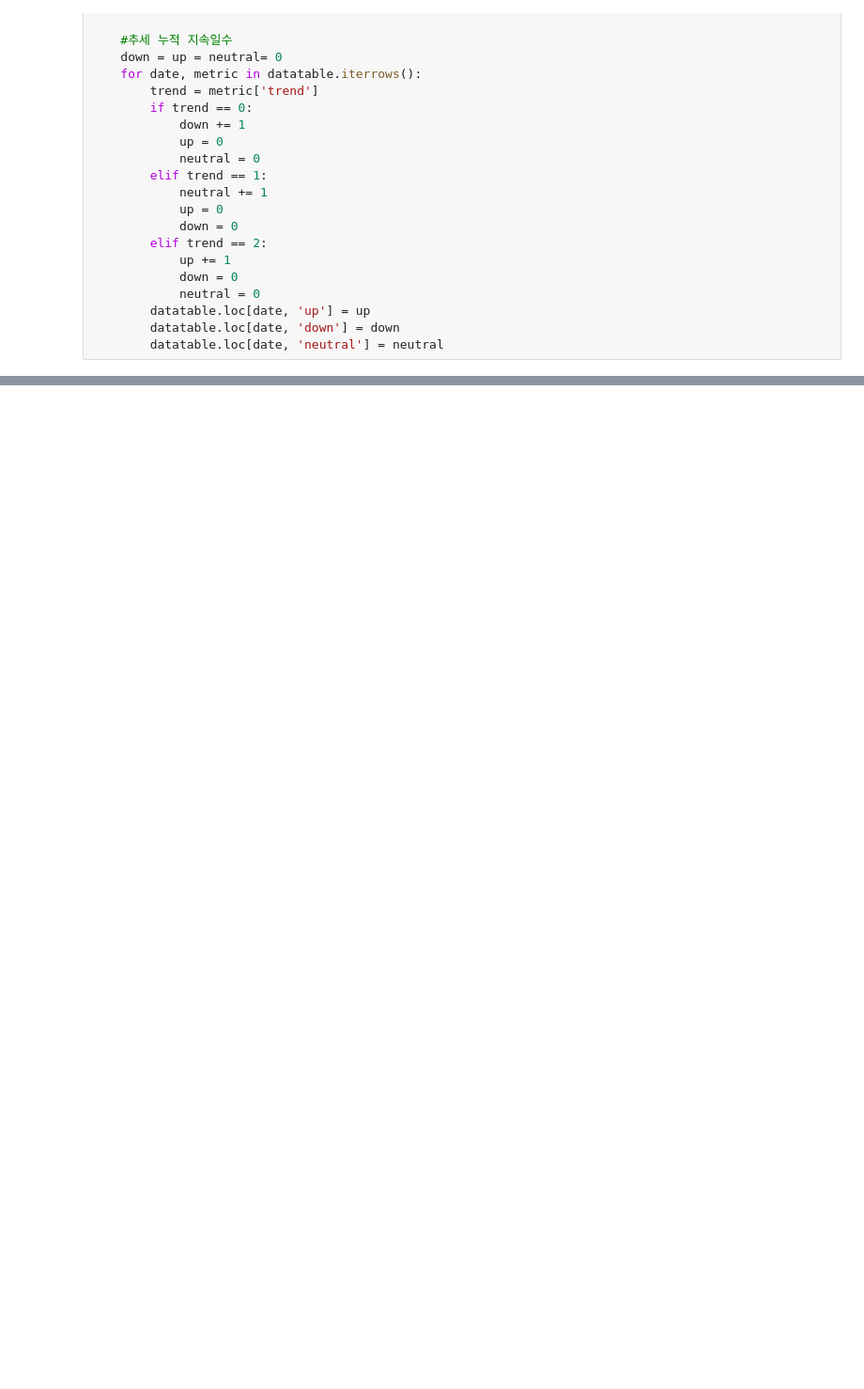
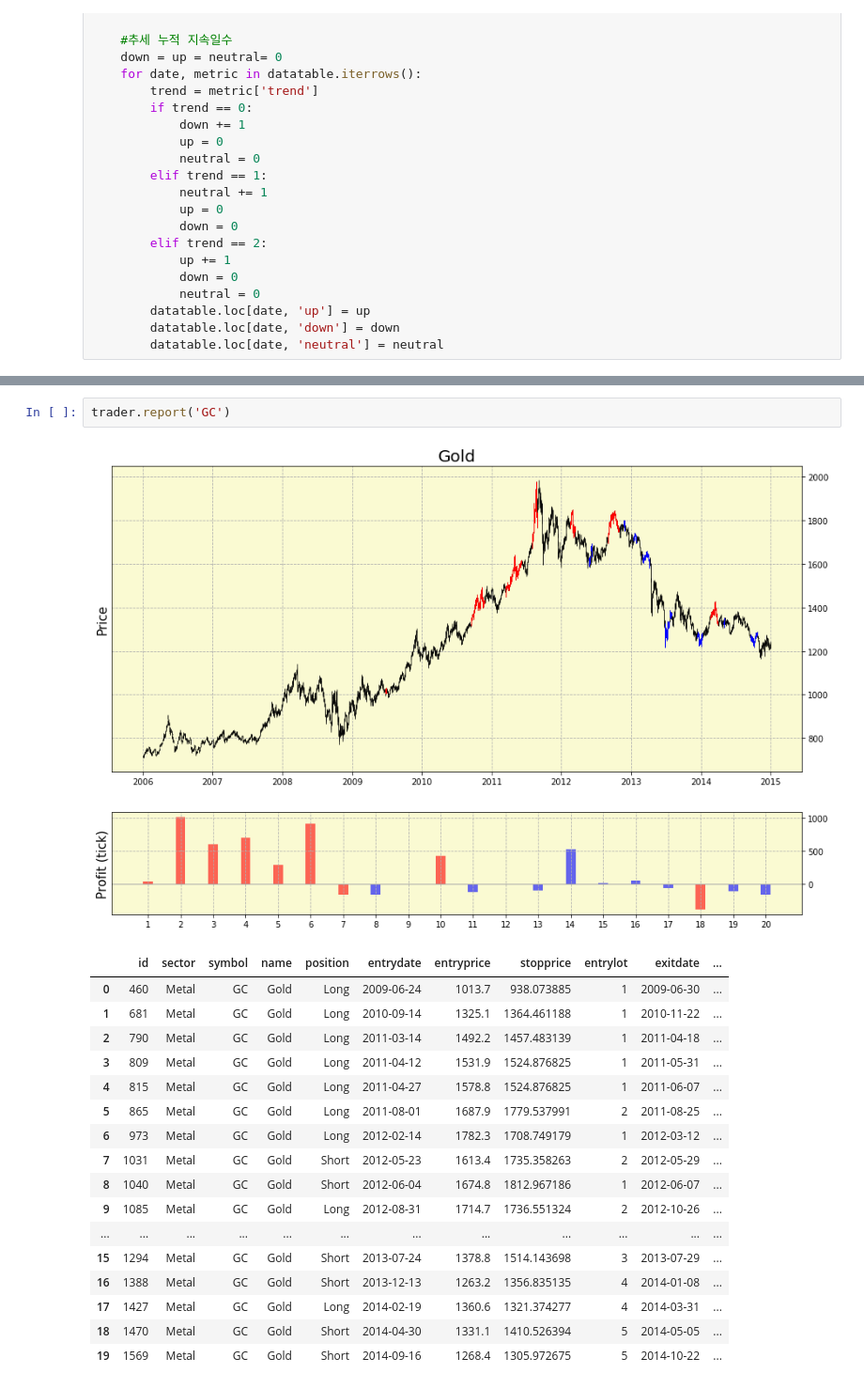
Before and after one commit to yosepchoi/research, a Jupyter notebook: 2.전략연구/backtesting.ipynb, the cells around one changed output, grey strips where cells are left out. Shown at 94% size. Saved outputs shown, nothing was run; the diff lists cells and outputs as text; blank space fills up the shorter version.

```diff
--- a/2.전략연구/backtesting.ipynb
+++ b/2.전략연구/backtesting.ipynb
@@ -697,0 +141,21 @@ trader.equitylog
+# %%
+trader.report('GC')
+# %% [output]
+[figure, added]
+|  | id | sector | symbol | name | position | entrydate | entryprice | stopprice | entrylot | exitdate | ... |
+| 0 | 460 | Metal | GC | Gold | Long | 2009-06-24 | 1013.7 | 938.073885 | 1 | 2009-06-30 | ... |
+| 1 | 681 | Metal | GC | Gold | Long | 2010-09-14 | 1325.1 | 1364.461188 | 1 | 2010-11-22 | ... |
+| 2 | 790 | Metal | GC | Gold | Long | 2011-03-14 | 1492.2 | 1457.483139 | 1 | 2011-04-18 | ... |
+| 3 | 809 | Metal | GC | Gold | Long | 2011-04-12 | 1531.9 | 1524.876825 | 1 | 2011-05-31 | ... |
+| 4 | 815 | Metal | GC | Gold | Long | 2011-04-27 | 1578.8 | 1524.876825 | 1 | 2011-06-07 | ... |
+| 5 | 865 | Metal | GC | Gold | Long | 2011-08-01 | 1687.9 | 1779.537991 | 2 | 2011-08-25 | ... |
+| 6 | 973 | Metal | GC | Gold | Long | 2012-02-14 | 1782.3 | 1708.749179 | 1 | 2012-03-12 | ... |
+| 7 | 1031 | Metal | GC | Gold | Short | 2012-05-23 | 1613.4 | 1735.358263 | 2 | 2012-05-29 | ... |
+| 8 | 1040 | Metal | GC | Gold | Short | 2012-06-04 | 1674.8 | 1812.967186 | 1 | 2012-06-07 | ... |
+| 9 | 1085 | Metal | GC | Gold | Long | 2012-08-31 | 1714.7 | 1736.551324 | 2 | 2012-10-26 | ... |
+| ... | ... | ... | ... | ... | ... | ... | ... | ... | ... | ... | ... |
+| 15 | 1294 | Metal | GC | Gold | Short | 2013-07-24 | 1378.8 | 1514.143698 | 3 | 2013-07-29 | ... |
+| 16 | 1388 | Metal | GC | Gold | Short | 2013-12-13 | 1263.2 | 1356.835135 | 4 | 2014-01-08 | ... |
+| 17 | 1427 | Metal | GC | Gold | Long | 2014-02-19 | 1360.6 | 1321.374277 | 4 | 2014-03-31 | ... |
+| 18 | 1470 | Metal | GC | Gold | Short | 2014-04-30 | 1331.1 | 1410.526394 | 5 | 2014-05-05 | ... |
+| 19 | 1569 | Metal | GC | Gold | Short | 2014-09-16 | 1268.4 | 1305.972675 | 5 | 2014-10-22 | ... |
```
Also changed, not shown: parts of 23 cells of this notebook, 13 other files.
